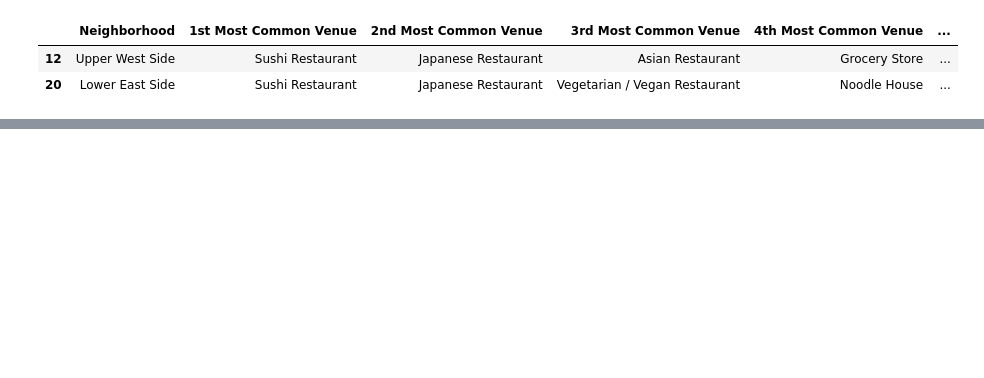
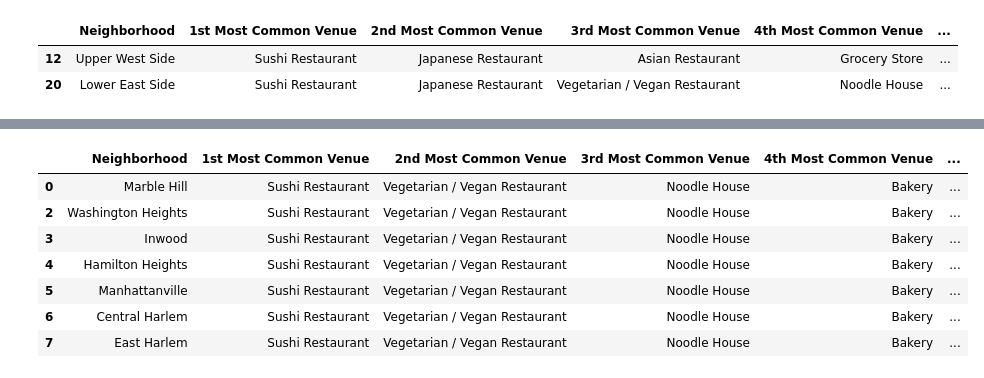
Before and after one commit to msoel/Coursera_Capstone, a Jupyter notebook: battle_neighborhoods.ipynb, the cells around one changed output, grey strips where cells are left out. Saved outputs shown, nothing was run; the diff lists cells and outputs as text; code cells hidden in the pictures; blank space fills up the shorter version.

```diff
--- a/battle_neighborhoods.ipynb
+++ b/battle_neighborhoods.ipynb
@@ -417,0 +427,12 @@ manhattan_merged.loc[manhattan_merged['Cluster Labels'] == 2, manhattan_merged.c
+# %%
+
+manhattan_merged.loc[manhattan_merged['Cluster Labels'] == 4, manhattan_merged.columns[[1] + list(range(5, manhattan_merged.shape[1]))]]
+# %% [output]
+|  | Neighborhood | 1st Most Common Venue | 2nd Most Common Venue | 3rd Most Common Venue | 4th Most Common Venue | ... |
+| 0 | Marble Hill | Sushi Restaurant | Vegetarian / Vegan Restaurant | Noodle House | Bakery | ... |
+| 2 | Washington Heights | Sushi Restaurant | Vegetarian / Vegan Restaurant | Noodle House | Bakery | ... |
+| 3 | Inwood | Sushi Restaurant | Vegetarian / Vegan Restaurant | Noodle House | Bakery | ... |
+| 4 | Hamilton Heights | Sushi Restaurant | Vegetarian / Vegan Restaurant | Noodle House | Bakery | ... |
+| 5 | Manhattanville | Sushi Restaurant | Vegetarian / Vegan Restaurant | Noodle House | Bakery | ... |
+| 6 | Central Harlem | Sushi Restaurant | Vegetarian / Vegan Restaurant | Noodle House | Bakery | ... |
+| 7 | East Harlem | Sushi Restaurant | Vegetarian / Vegan Restaurant | Noodle House | Bakery | ... |
```
Also changed, not shown: parts of 1 cell of this notebook, 2 other files.
